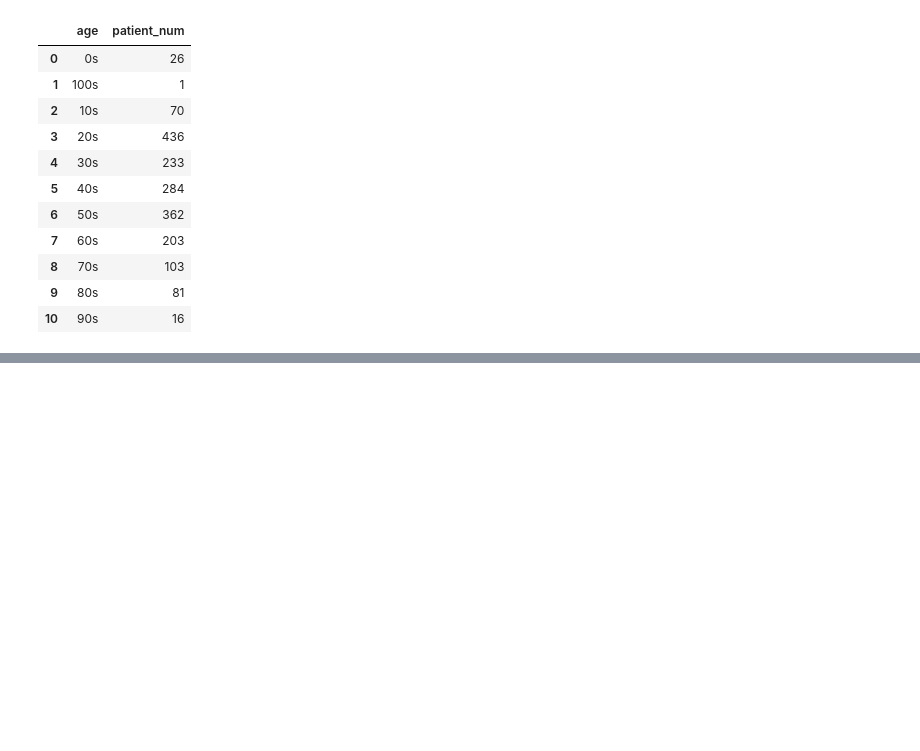
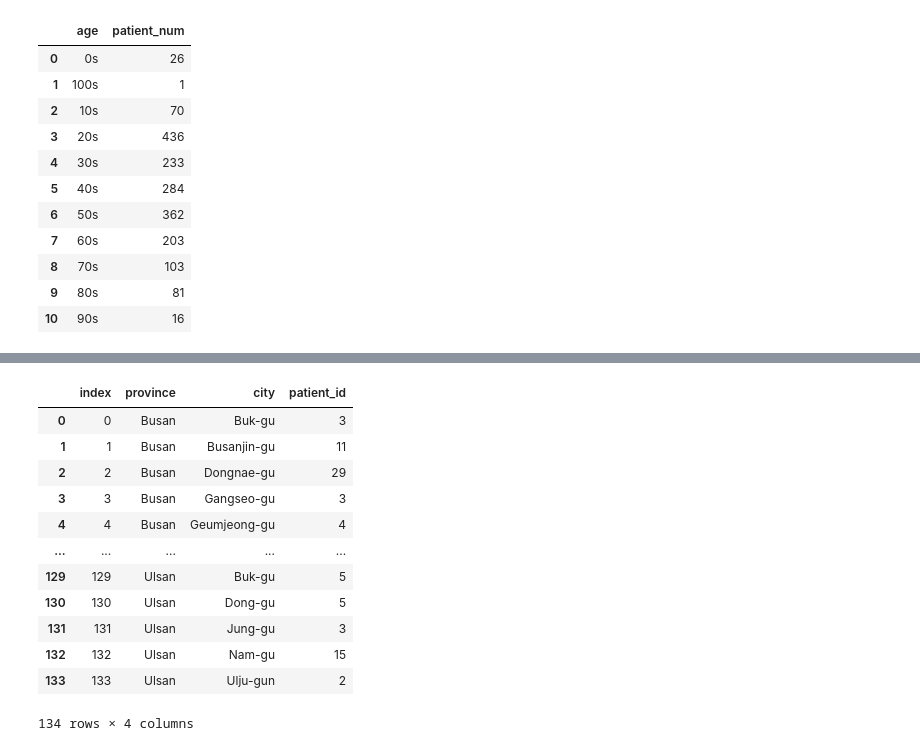
Before and after one commit to young-hun-jo/DataAnalysis, a Jupyter notebook: Covid19_SouthKorea.ipynb, the cells around one changed output, grey strips where cells are left out. Cells and saved outputs as stored; diff of their text form; code cells hidden in the pictures; blank space fills up the shorter version.

```diff
--- a/Covid19_SouthKorea.ipynb
+++ b/Covid19_SouthKorea.ipynb
@@ -317,0 +510,21 @@ The iterable function was deprecated in Matplotlib 3.1 and will be removed in 3.
+# %%
+# province별 city별로 환자 수 얼마나 나왔는지 그래프로 보기
+
+case = pd.DataFrame(data.groupby(['province','city'])['patient_id'].count())
+# %%
+case = case.reset_index()
+case
+# %% [output]
+|  | index | province | city | patient_id |
+| 0 | 0 | Busan | Buk-gu | 3 |
+| 1 | 1 | Busan | Busanjin-gu | 11 |
+| 2 | 2 | Busan | Dongnae-gu | 29 |
+| 3 | 3 | Busan | Gangseo-gu | 3 |
+| 4 | 4 | Busan | Geumjeong-gu | 4 |
+| ... | ... | ... | ... | ... |
+| 129 | 129 | Ulsan | Buk-gu | 5 |
+| 130 | 130 | Ulsan | Dong-gu | 5 |
+| 131 | 131 | Ulsan | Jung-gu | 3 |
+| 132 | 132 | Ulsan | Nam-gu | 15 |
+| 133 | 133 | Ulsan | Ulju-gun | 2 |
+134 rows × 4 columns
```
Also changed, not shown: parts of 23 cells of this notebook.
